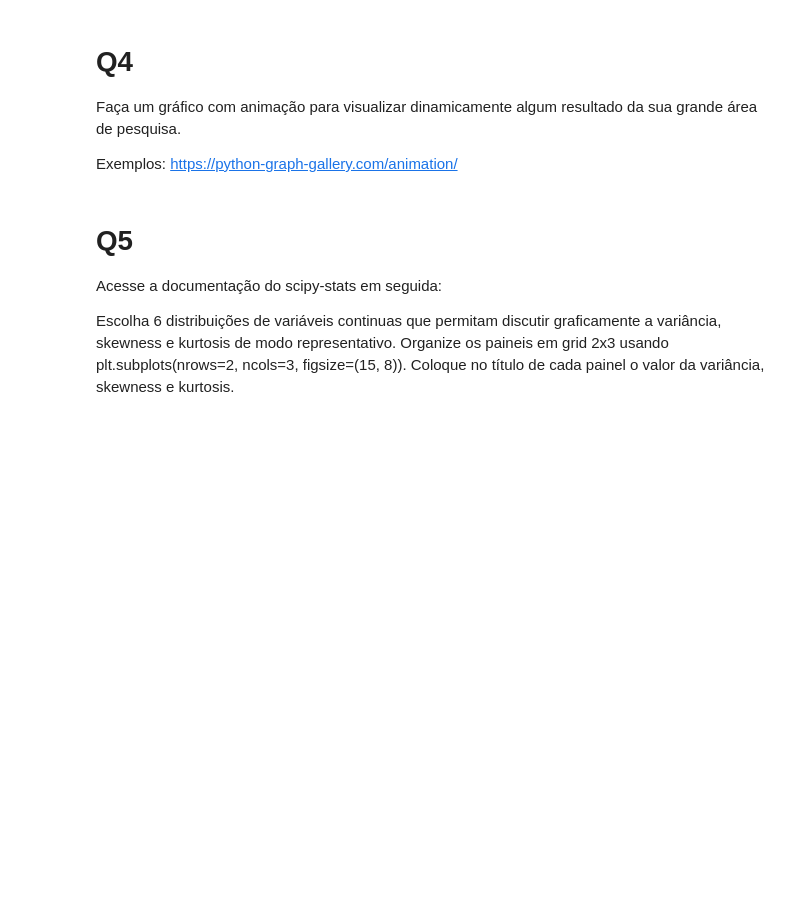
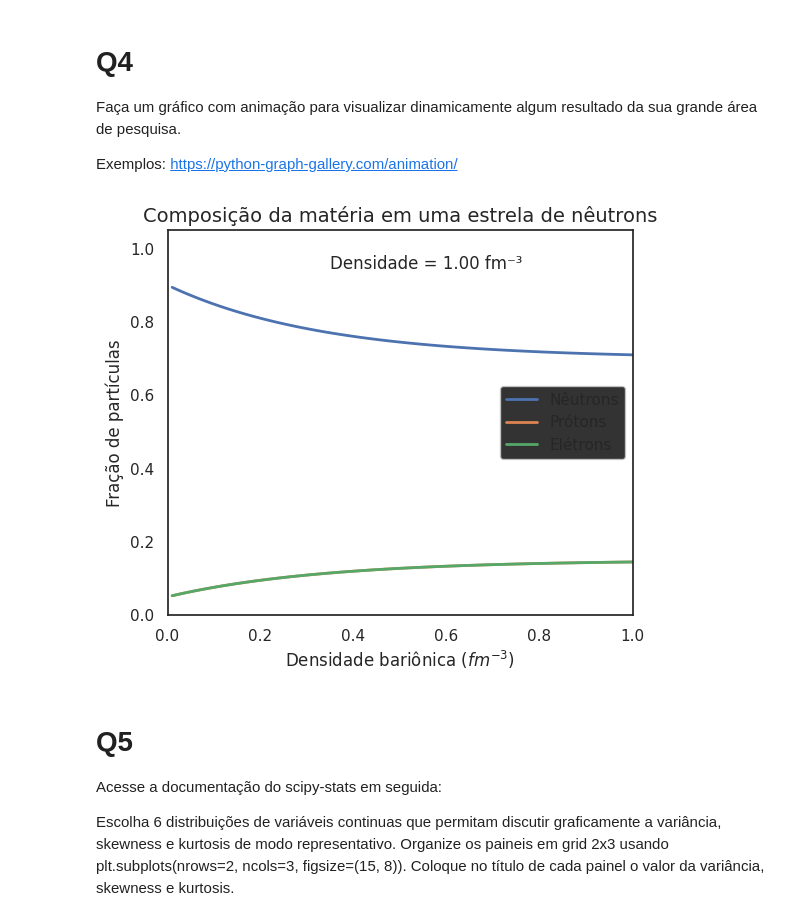
Before and after one commit to abujazarjannath/fisica_com_python_1, a Jupyter notebook: tarefa1.ipynb, the cells around one changed output. Saved outputs shown, nothing was run; the diff lists cells and outputs as text; code cells hidden in the pictures; blank space fills up the shorter version.

```diff
--- a/tarefa1.ipynb
+++ b/tarefa1.ipynb
@@ -240,6 +322,102 @@ Exemplo: https://scipython.com/blog/inset-plots-in-matplotlib/
 Faça um gráfico com animação para visualizar dinamicamente algum resultado da sua grande área de pesquisa.
 
 Exemplos: https://python-graph-gallery.com/animation/
+# %%
+import numpy as np
+import matplotlib.pyplot as plt
+from matplotlib.animation import FuncAnimation
+
+# Dados
+densidade = np.linspace(0.01, 1.0, 100)
+
+# Frações das partículas
+Yp = 0.05 + 0.10 * (1 - np.exp(-3 * densidade))
+Ye = Yp
+Yn = 1 - Yp - Ye
+
+# Criar figura
+fig, ax = plt.subplots(figsize=(6, 5))  # tamanho típico, dpi=120)
+
+
+def update(frame):
+
+    ax.clear()
+
+    # Mostrar os dados até a densidade atual
+    x = densidade[:frame + 1]
+
+    ax.plot(
+        x,
+        Yn[:frame + 1],
+        label='Nêutrons',
+        linewidth=2
+    )
+
+    ax.plot(
+        x,
+        Yp[:frame + 1],
+        label='Prótons',
+        linewidth=2
+    )
+
+    ax.plot(
+        x,
+        Ye[:frame + 1],
+        label='Elétrons',
+        linewidth=2
+    )
+
+    # Configurações do gráfico
+    ax.set_xlim(0, 1.0)
+    ax.set_ylim(0, 1.05)
+
+    ax.set_xlabel(
+        r'Densidade bariônica ($fm^{-3}$)',
+        fontsize=12
+    )
+
+    ax.set_ylabel(
+        'Fração de partículas',
+        fontsize=12
+    )
+
+    ax.set_title(
+        'Composição da matéria em uma estrela de nêutrons',
+        fontsize=14
+    )
+
+    ax.legend()
+
+    # Mostrar a densidade atual
+    ax.text(
+        0.35,
+        0.90,
+        f'Densidade = {densidade[frame]:.2f} fm⁻³',
+        transform=ax.transAxes,
+        fontsize=12
+    )
+
+    return fig, ax
+
+
+# Criar animação
+ani = FuncAnimation(
+    fig,
+    update,
+    frames=range(len(densidade)),
+    interval=50
+)
+
+# Salvar como GIF
+ani.save(
+    'estrela_neutrons.gif',
+    writer='pillow',
+    fps=20
+)
+
+plt.show()
+# %% [output]
+[figure, added]
 # %% [markdown]
 # Q5
 Acesse a documentação do scipy-stats em seguida:
```
Also changed, not shown: parts of 5 cells of this notebook.
